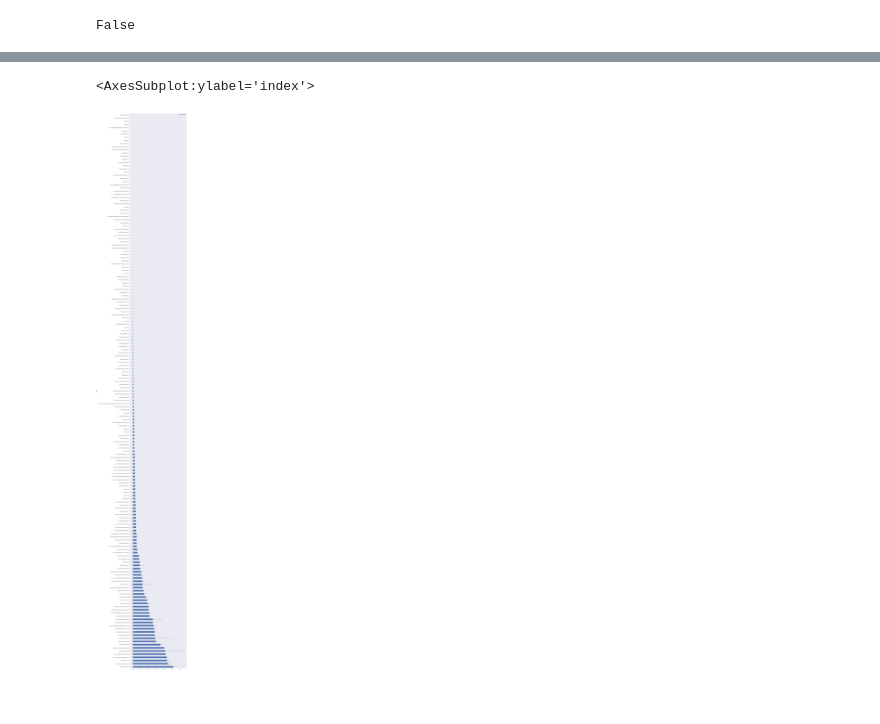
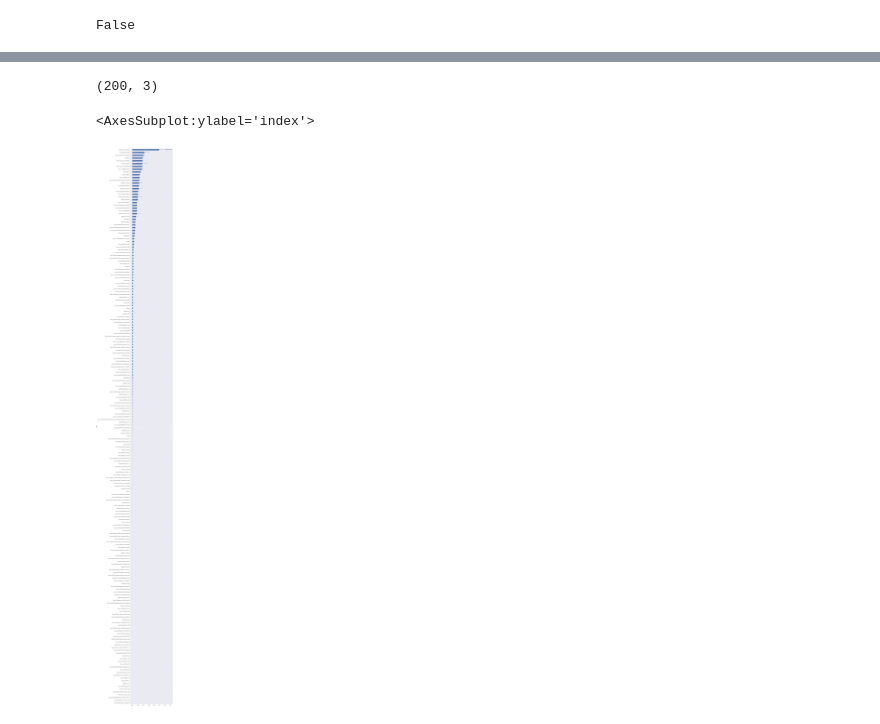
Before and after one commit to marco-riva/Capstone_2, a Jupyter notebook: notebooks/Random_Forest.ipynb, the cells around one changed output, grey strips where cells are left out. Cells and saved outputs as stored; diff of their text form; code cells hidden in the pictures.

```diff
--- a/notebooks/Random_Forest.ipynb
+++ b/notebooks/Random_Forest.ipynb
@@ -174,7 +169,7 @@ y = train[target_name]
 #Seperate train and test data
 X_train, X_test, y_train, y_test = train_test_split(X,
                                                    y,
-                                                   test_size = 0.33,
+                                                   test_size = 0.2,
                                                    random_state = 10)
 print(X_train.shape)
 print(X_test.shape)
@@ -192 +187,26 @@ y_train.mean(), y_test.mean()
+# %%
+# Preprocessing for numerical data
+numerical_transformer = SimpleImputer(strategy='median')
+
+# Preprocessing for binary data
+binary_transformer = SimpleImputer(strategy='most_frequent')
+
+# Preprocessing for categorical data encoded as numerical ID's
+categorical_num_transformer = SimpleImputer(strategy='most_frequent')
+
+# Preprocessing for categorical data
+categorical_transformer = Pipeline(steps=[
+    ('imputer', SimpleImputer(strategy='most_frequent')),
+    ('onehot', OneHotEncoder(handle_unknown='ignore'))
+])
+
+
+# Bundle preprocessing for numerical and categorical data
+preprocessor = ColumnTransformer(
+    transformers=[
+        ('num', numerical_transformer, numerical_columns),
+        ('bin', binary_transformer, binary_columns),
+        ('cat_num', categorical_num_transformer, cat_num_columns),
+        ('cat', categorical_transformer, categorical_columns)
+    ])
 # %%
@@ -367,11 +404,11 @@ plt.tight_layout()
 # %%
 X_values = preprocessor.fit_transform(X_train)
 onehot_cat_columns = my_pipeline.named_steps['preprocessor'].named_transformers_['cat'].named_steps['onehot'].get_feature_names(input_features=categorical_columns)
-onehot_cat_num_columns = my_pipeline.named_steps['preprocessor'].named_transformers_['cat_num'].named_steps['onehot'].get_feature_names(input_features=cat_num_columns)
-onehot = onehot_cat_columns.tolist() + onehot_cat_num_columns.tolist()
-columns_tot = numerical_columns + onehot
+#onehot_cat_num_columns = my_pipeline.named_steps['preprocessor'].named_transformers_['cat_num'].named_steps['onehot'].get_feature_names(input_features=cat_num_columns)
+onehot = onehot_cat_columns.tolist() #+ onehot_cat_num_columns.tolist()
+columns_tot = numerical_columns + binary_columns + cat_num_columns + onehot
 
-feature_importance = pd.Series(data=opt_rf_clf.named_steps['classifier'].feature_importances_, index = np.array(numerical_columns + onehot))
+feature_importance = pd.Series(data=opt_rf_clf.named_steps['classifier'].feature_importances_, index = np.array(columns_tot))
 # %%
 feature_importance.sort_values(ascending=False)
 # %% [output]
@@ -391,7 +428,7 @@ Length: 175, dtype: float64
 std = np.std([tree.feature_importances_ for tree in opt_rf_clf.named_steps['classifier'].estimators_], axis=0)
 # %%
 imp_df = pd.DataFrame(list(zip(feature_importance, std)), columns=['Importance', 'std'], index=feature_importance.index)
-imp_df_sorted = imp_df.sort_values(by='Importance', ascending=False).reset_index()
-imp_df_sorted.head()
+imp_df_sorted = imp_df.sort_values(by='Importance', ascending=True).reset_index()
+imp_df_sorted.head(100)
 # %% [output]
 |  | index | Importance | std |
@@ -403,8 +447,12 @@ imp_df_sorted.head()
+# %%
+imp_df_sorted.shape
+# %% [output]
+(200, 3)
 # %%
 #plt.figure(figsize=(20,300))
 #sns.barplot(y='index', x='Importance', data = imp_df_sorted, orient='h')
 # %%
-imp_df_sorted.plot(kind='barh', y='Importance', x='index' , xerr='std', figsize=(20,200))
+imp_df_sorted.plot(kind='barh', y='Importance', x='index' , xerr='std', figsize=(15,200))
 # %% [output]
 <AxesSubplot:ylabel='index'>
-[figure, old version]
+[figure, new version]
```
Also changed, not shown: parts of 25 cells of this notebook, 3 other files.
